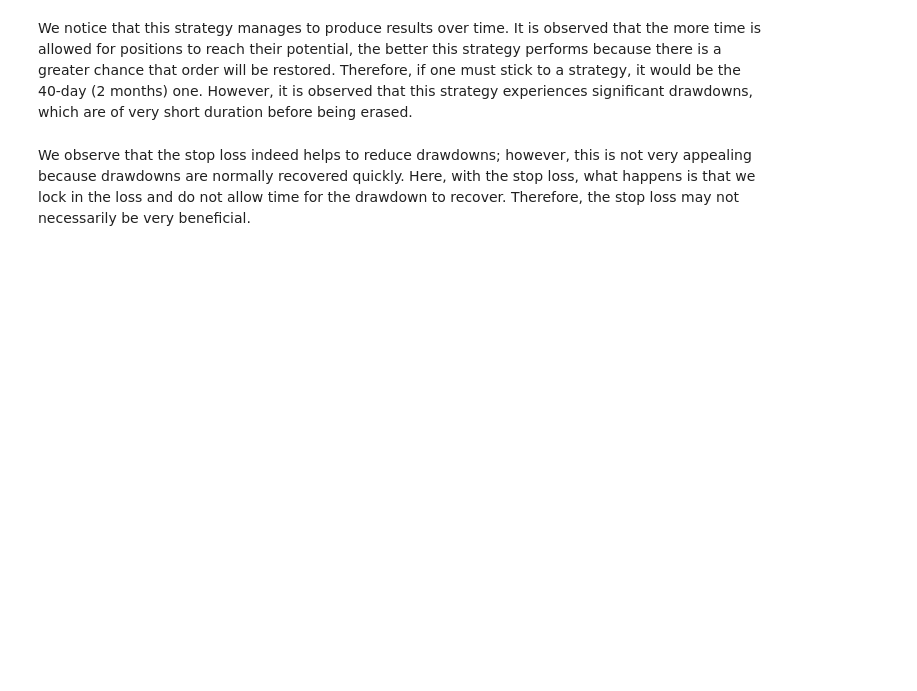
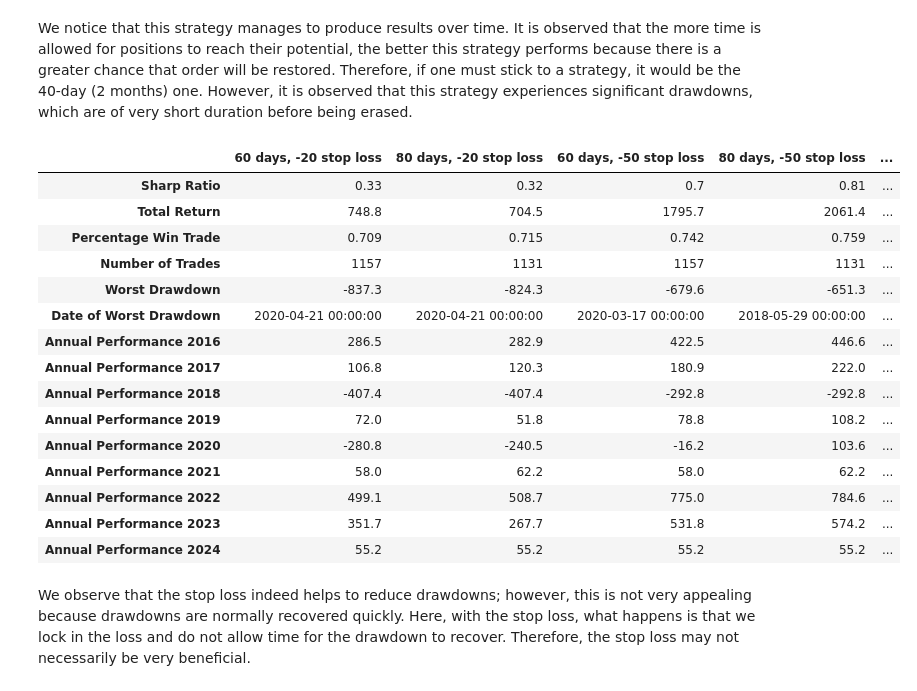
Before and after one commit to MartialLig/Govies_Quant_Trading, a Jupyter notebook: Project/compte_rendu.ipynb, the cells around one changed output. Cells and saved outputs as stored; diff of their text form; code cells hidden in the pictures; blank space fills up the shorter version.

```diff
--- a/Project/compte_rendu.ipynb
+++ b/Project/compte_rendu.ipynb
@@ -219,6 +222,26 @@ for stop in stop_loss:
         backtest_cross_strategy.plot_p_and_l(title)
         list_of_strategy.append(backtest_cross_strategy)
         list_of_strategy_name.append(f"{time_to_keep_if_not_cross} days, {stop} stop loss ")
+# %%
+comparator = StratgiesComparetor(list_of_strategy,list_of_strategy_name)
+comparator.compare_results_of_strategies()
+# %% [output]
+|  | 60 days, -20 stop loss | 80 days, -20 stop loss | 60 days, -50 stop loss | 80 days, -50 stop loss | ... |
+| Sharp Ratio | 0.33 | 0.32 | 0.7 | 0.81 | ... |
+| Total Return | 748.8 | 704.5 | 1795.7 | 2061.4 | ... |
+| Percentage Win Trade | 0.709 | 0.715 | 0.742 | 0.759 | ... |
+| Number of Trades | 1157 | 1131 | 1157 | 1131 | ... |
+| Worst Drawdown | -837.3 | -824.3 | -679.6 | -651.3 | ... |
+| Date of Worst Drawdown | 2020-04-21 00:00:00 | 2020-04-21 00:00:00 | 2020-03-17 00:00:00 | 2018-05-29 00:00:00 | ... |
+| Annual Performance 2016 | 286.5 | 282.9 | 422.5 | 446.6 | ... |
+| Annual Performance 2017 | 106.8 | 120.3 | 180.9 | 222.0 | ... |
+| Annual Performance 2018 | -407.4 | -407.4 | -292.8 | -292.8 | ... |
+| Annual Performance 2019 | 72.0 | 51.8 | 78.8 | 108.2 | ... |
+| Annual Performance 2020 | -280.8 | -240.5 | -16.2 | 103.6 | ... |
+| Annual Performance 2021 | 58.0 | 62.2 | 58.0 | 62.2 | ... |
+| Annual Performance 2022 | 499.1 | 508.7 | 775.0 | 784.6 | ... |
+| Annual Performance 2023 | 351.7 | 267.7 | 531.8 | 574.2 | ... |
+| Annual Performance 2024 | 55.2 | 55.2 | 55.2 | 55.2 | ... |
 # %% [markdown]
 
 We observe that the stop loss indeed helps to reduce drawdowns; however, this is not very appealing because drawdowns are normally recovered quickly. Here, with the stop loss, what happens is that we lock in the loss and do not allow time for the drawdown to recover. Therefore, the stop loss may not necessarily be very beneficial.
```
Also changed, not shown: parts of 16 cells of this notebook, 4 other files.
